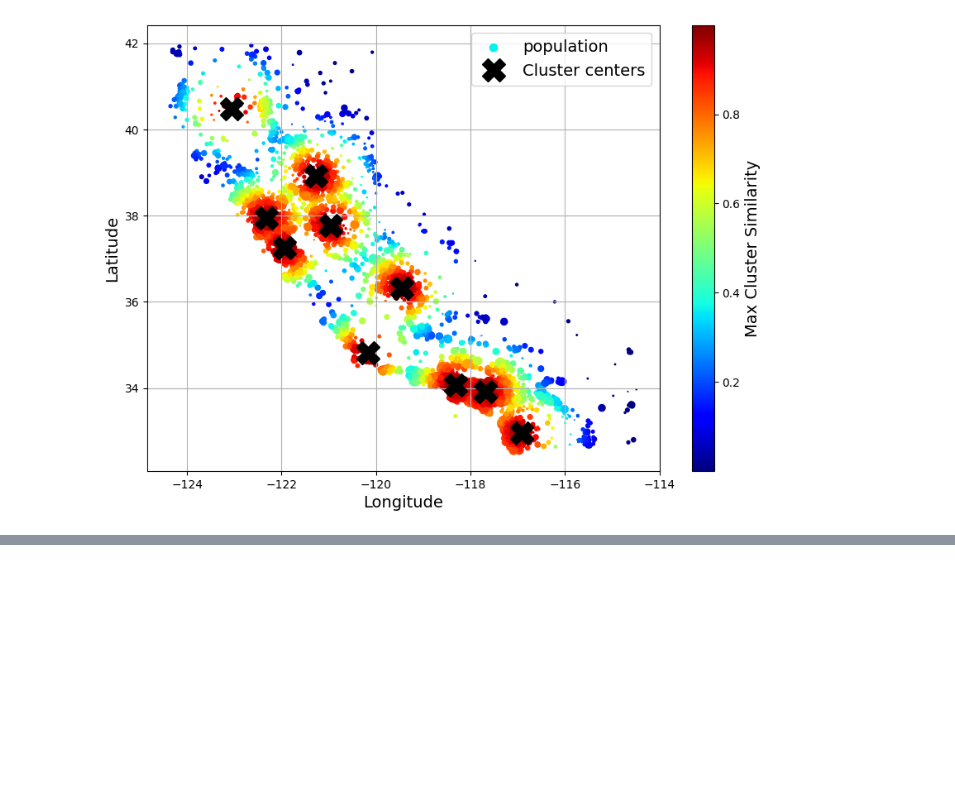
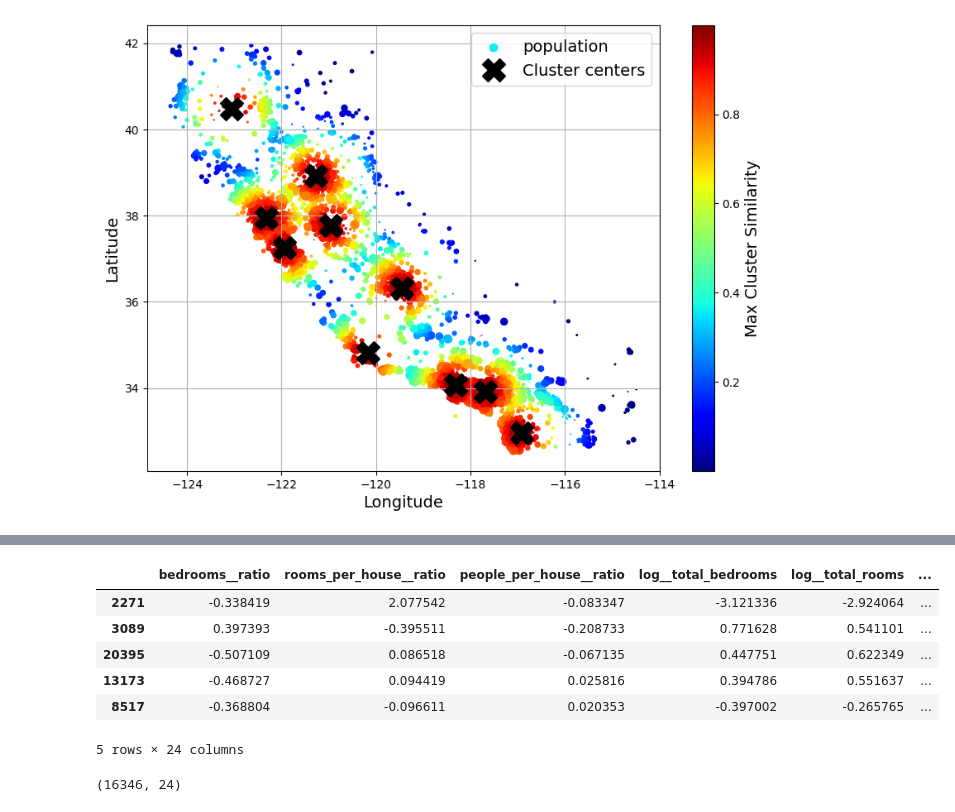
Before and after one commit to hassin070/hands_on_ML_, a Jupyter notebook: chapter_2.ipynb, the cells around one changed output, grey strips where cells are left out. Drawn from its saved outputs; the diff is of its cells as text; code cells hidden in the pictures; blank space fills up the shorter version.

```diff
--- a/chapter_2.ipynb
+++ b/chapter_2.ipynb
@@ -635,0 +674,47 @@ plt.legend(loc="upper right")
+# %%
+def column_ratio(X):
+    return X.iloc[:,0]/X.iloc[:,1]
+def ratio_name(function_transformer, feature_names_in):
+    return ['ratio']
+def ratio_pipeline():
+    return make_pipeline(
+        SimpleImputer(strategy='mean'),
+        FunctionTransformer(column_ratio, feature_names_out= ratio_name),
+        StandardScaler()
+    )
+
+log_pipeline = make_pipeline(
+    SimpleImputer(strategy='mean'),
+    FunctionTransformer(np.log, inverse_func=np.exp, feature_names_out='one-to-one'),
+    StandardScaler()
+)
+cluster_simil = ClusterSimilarity(n_clusters=10, gamma=1, random_state=42)
+default_num_pipeline = make_pipeline(
+    SimpleImputer(strategy='mean'),
+    StandardScaler()
+)
+processing = ColumnTransformer([
+        ("bedrooms", ratio_pipeline(), ["total_bedrooms", "total_rooms"]),
+        ("rooms_per_house", ratio_pipeline(), ["total_rooms", "households"]),
+        ("people_per_house", ratio_pipeline(), ["population", "households"]),
+        ("log", log_pipeline, ["total_bedrooms", "total_rooms", "population",
+                               "households", "median_income"]),
+        ("geo", cluster_simil, ["latitude", "longitude"]),
+        ("cat", cat_pipeline, make_column_selector(dtype_include=object)),
+    ],
+    remainder=default_num_pipeline)
+# %%
+housing_prepared = processing.fit_transform(housing)
+housing_prepared.head()
+# %% [output]
+|  | bedrooms__ratio | rooms_per_house__ratio | people_per_house__ratio | log__total_bedrooms | log__total_rooms | ... |
+| 2271 | -0.338419 | 2.077542 | -0.083347 | -3.121336 | -2.924064 | ... |
+| 3089 | 0.397393 | -0.395511 | -0.208733 | 0.771628 | 0.541101 | ... |
+| 20395 | -0.507109 | 0.086518 | -0.067135 | 0.447751 | 0.622349 | ... |
+| 13173 | -0.468727 | 0.094419 | 0.025816 | 0.394786 | 0.551637 | ... |
+| 8517 | -0.368804 | -0.096611 | 0.020353 | -0.397002 | -0.265765 | ... |
+5 rows × 24 columns
+# %%
+housing_prepared.shape
+# %% [output]
+(16346, 24)
```
Also changed, not shown: parts of 11 cells of this notebook.
